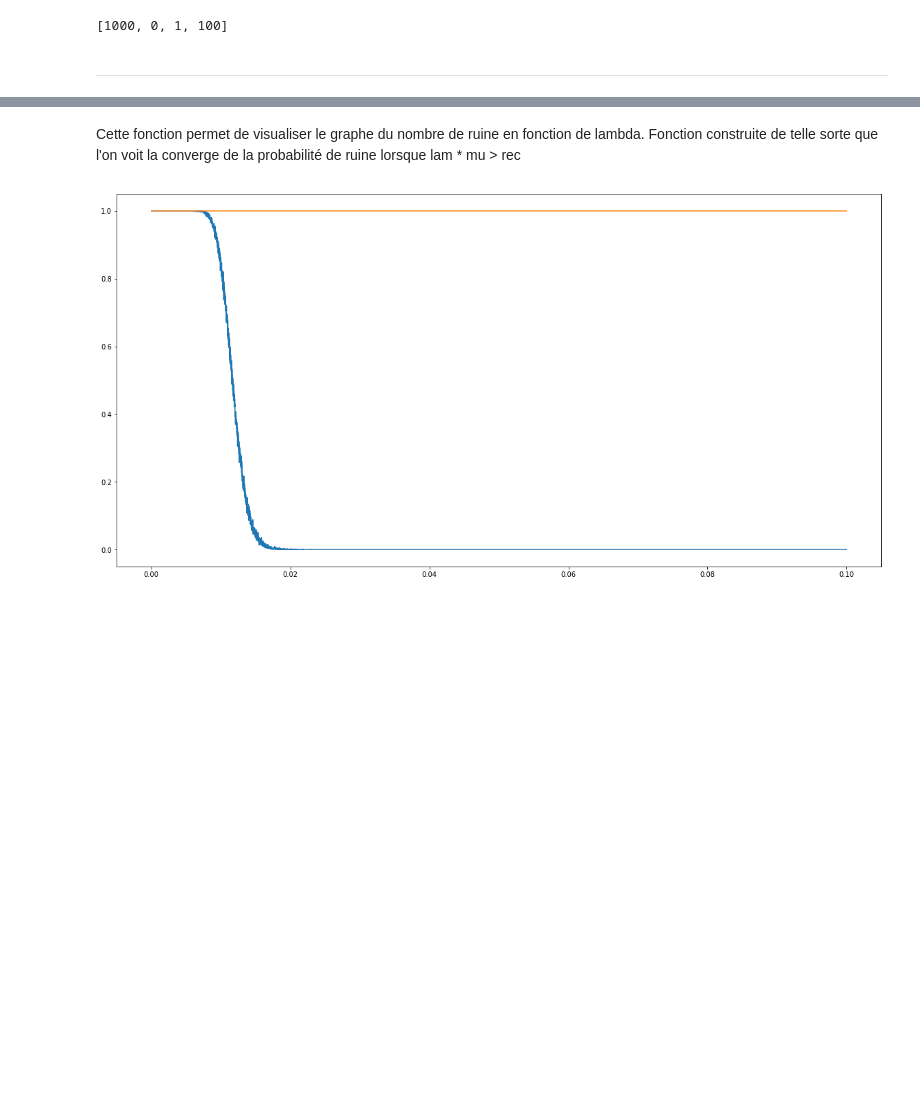
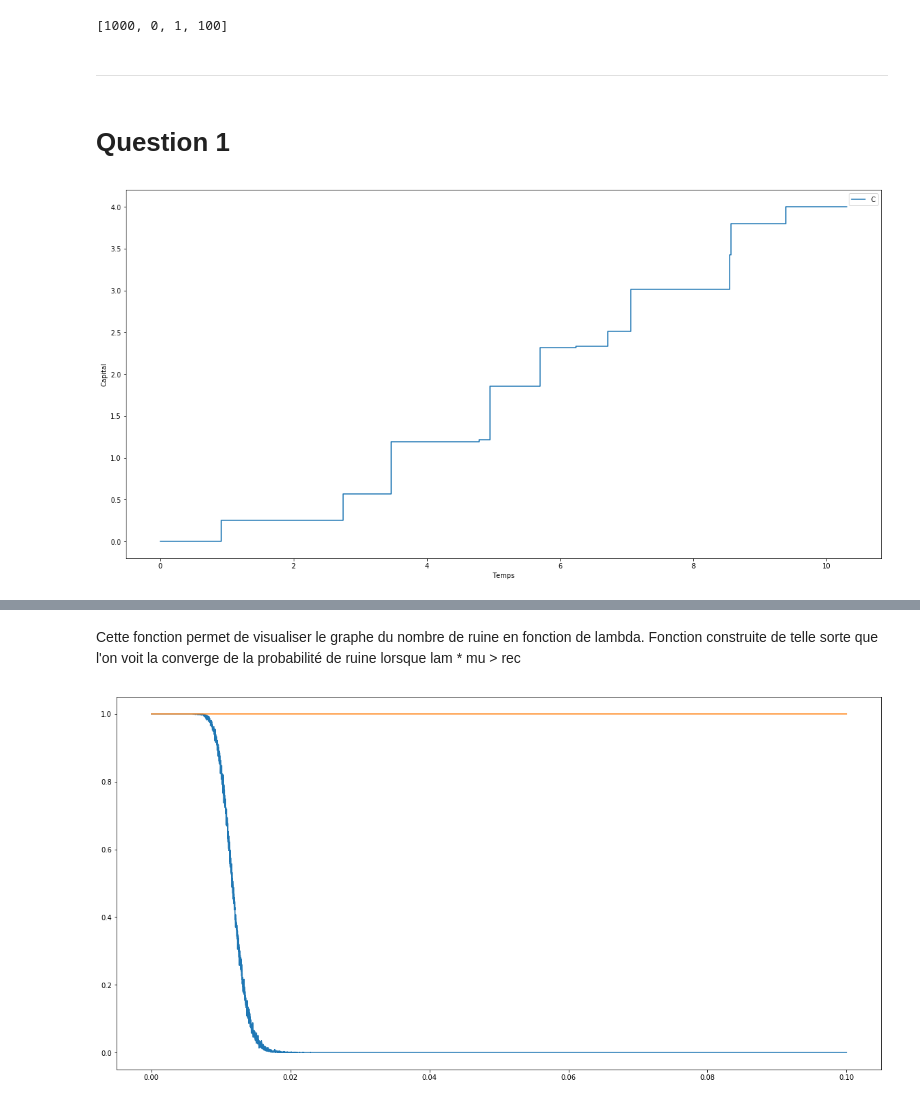
Before and after one commit to Oneway81/Grp-Tra-App, a Jupyter notebook: rendu.ipynb, the cells around one changed output, grey strips where cells are left out. Cells and saved outputs as stored; diff of their text form; code cells hidden in the pictures; blank space fills up the shorter version.

Commit message:
Debut de la question 3

```diff
--- a/rendu.ipynb
+++ b/rendu.ipynb
@@ -145,3 +148,48 @@ ruine(1000,10,5,80,1,100)
 [1000, 0, 1, 100]
 # %% [markdown]
 _________________________________________________________________________________________________________________________
+# %% [markdown]
+# Question 1
+# %%
+def bon(temps, mu, lam,n):
+    R = []
+    R.append(0)
+    delta = []
+    T = [] #Tableau des Ti
+    X = [] #Tableau des Xi
+    Abs = []
+    Abs.append(0) #le temps commence a 0
+    T.append(0)
+    X.append(0)
+    somme = 0
+    indice = 0
+    i = 1
+    t = npr.exponential(mu,1)
+    T.append(somme + t)
+    somme = somme + t
+    while T[i] < temps :
+       t= npr.exponential(mu,1)
+       T.append(somme + t)
+
+       somme = somme + t
+       X.append(npr.exponential(lam,1))
+       R.append(R[indice])
+       R.append(R[indice+1] + X[i])
+       Abs.append(T[i]) # On construit l'abscice qui correspond a nos points que nous allons afficher
+       Abs.append(T[i])
+
+       indice = indice + 2
+       i = i + 1
+    Abs.append(T[i])
+    R.append(R[indice])
+
+    plt.plot(Abs,R,label="somme des Xt")
+    plt.legend("Ct")
+    plt.xlabel('Temps')
+    plt.ylabel('Capital')
+    plt.show()
+
+
+bon(10,1,0.5,10)
+# %% [output]
+[figure, added]
```
Also changed, not shown: parts of 21 cells of this notebook.
